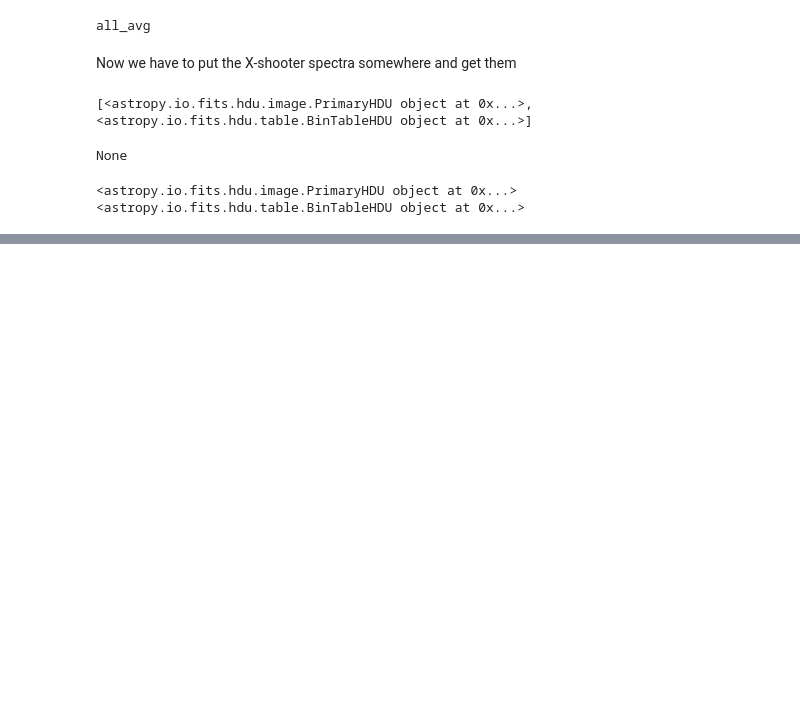
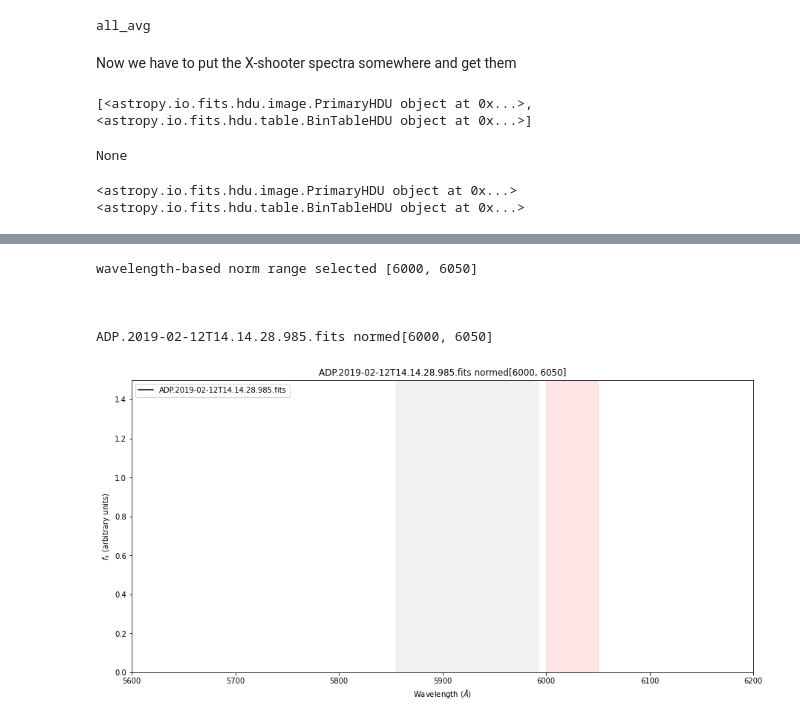
Before and after one commit to bkaiser94/radial_velocity_calculations, a Jupyter notebook: view_xshooter_spec.ipynb, the cells around one changed output, grey strips where cells are left out. Saved outputs shown, nothing was run; the diff lists cells and outputs as text; code cells hidden in the pictures; blank space fills up the shorter version.

```diff
--- a/view_xshooter_spec.ipynb
+++ b/view_xshooter_spec.ipynb
@@ -107,0 +121,17 @@ Telluric Absorption smoothed
+# %%
+plt.figure(figsize=(15, 7.25))
+ps.plot_spectrum(target_spec, target_file.split('/')[-1], header, norm=True, smooth=False, kernel_type='box', pix_width=40, color='k',norm_range=[6000,6050])
+#plt.ylim([-2e-16,1e-16])
+#ps.plot_telluric_spectrum([np.nanmin(waves),np.nanmax(waves)],smooth=True,pix_width=20)
+#plt.ylim([-0.5,2])
+#plt.ylim(0,2e-16)
+plt.ylim(0,1.5)
+plt.xlim(5600,6200)
+spt.show_plot()
+# %% [output]
+wavelength-based norm range selected [6000, 6050]
+
+
+
+ADP.2019-02-12T14.14.28.985.fits normed[6000, 6050]
+[figure, added]
```
Also changed, not shown: parts of 12 cells of this notebook, 4 other files.
